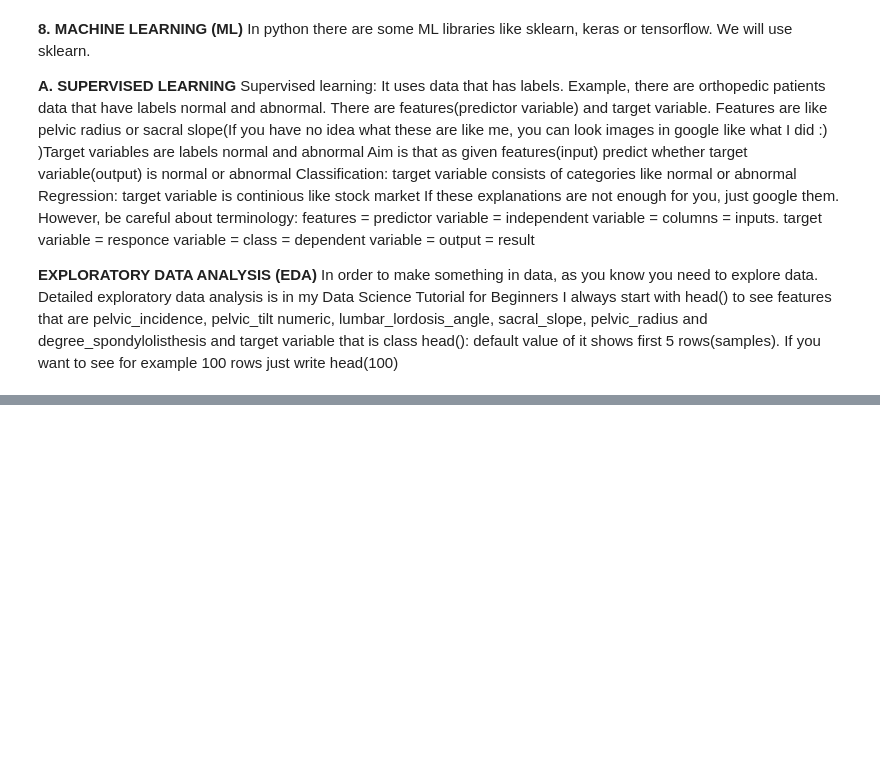
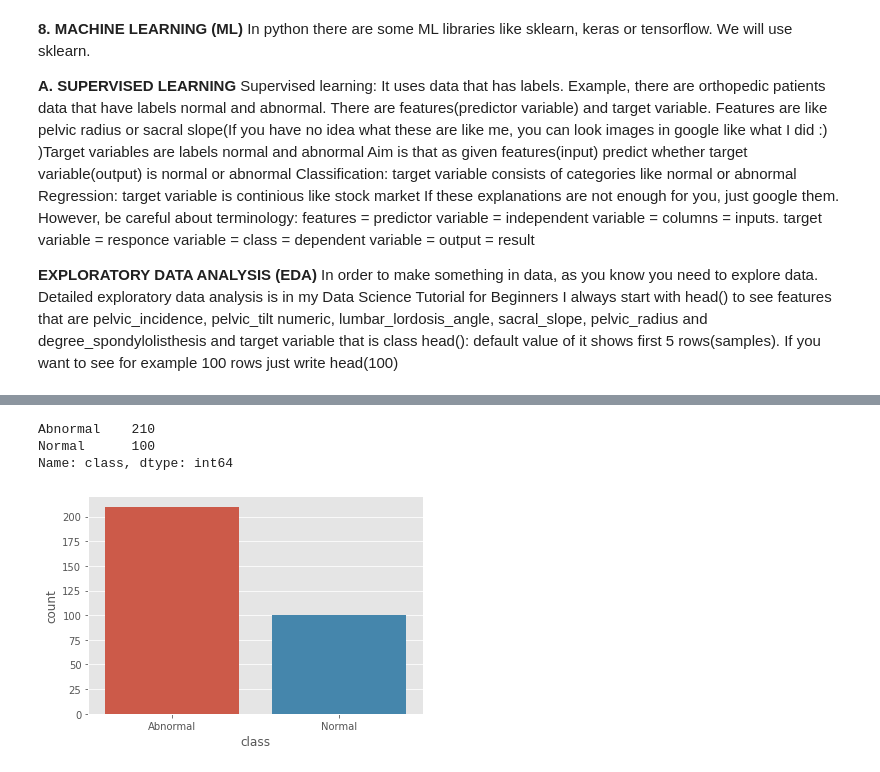
Before and after one commit to RodgersNdocha/Machine-learning-Tutorial-for-beginners, a Jupyter notebook: machine-learning-tutorial-for-beginners.ipynb, the cells around one changed output, grey strips where cells are left out. Saved outputs shown, nothing was run; the diff lists cells and outputs as text; code cells hidden in the pictures; blank space fills up the shorter version.

```diff
--- a/machine-learning-tutorial-for-beginners.ipynb
+++ b/machine-learning-tutorial-for-beginners.ipynb
@@ -153,0 +224,8 @@ head(): default value of it shows first 5 rows(samples). If you want to see for
+# %%
+sns.countplot(x = 'class', data = data)
+data.loc[:,'class'].value_counts()
+# %% [output]
+Abnormal    210
+Normal      100
+Name: class, dtype: int64
+[figure, added]
```
Also changed, not shown: parts of 6 cells of this notebook.
